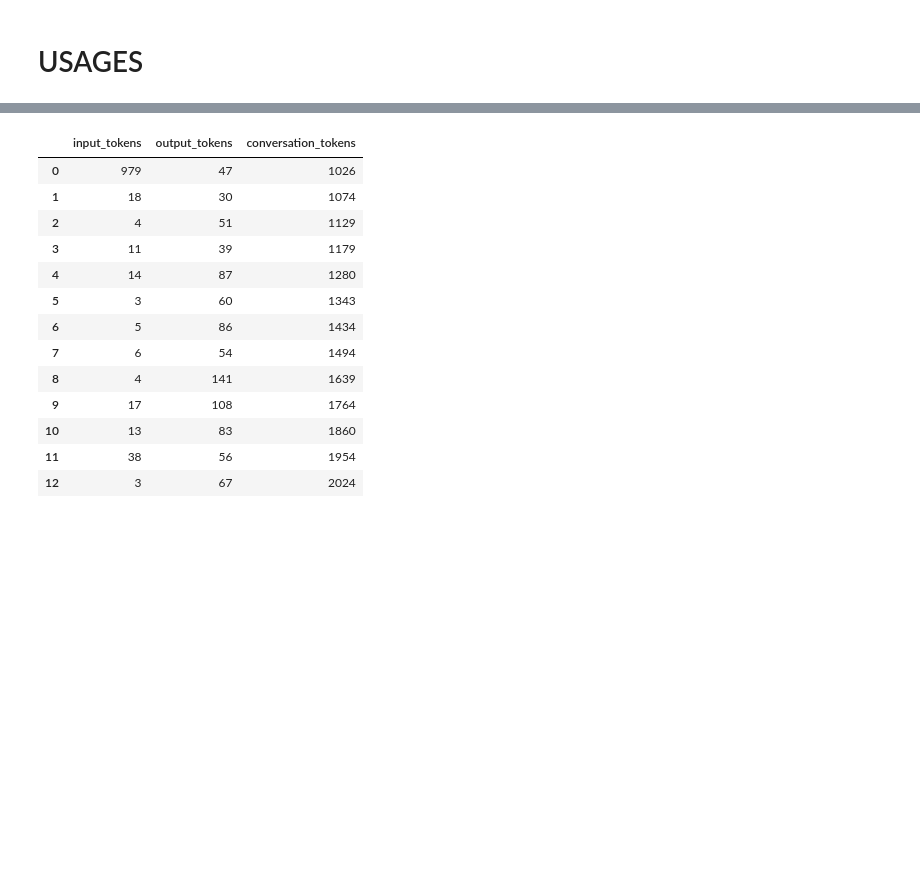
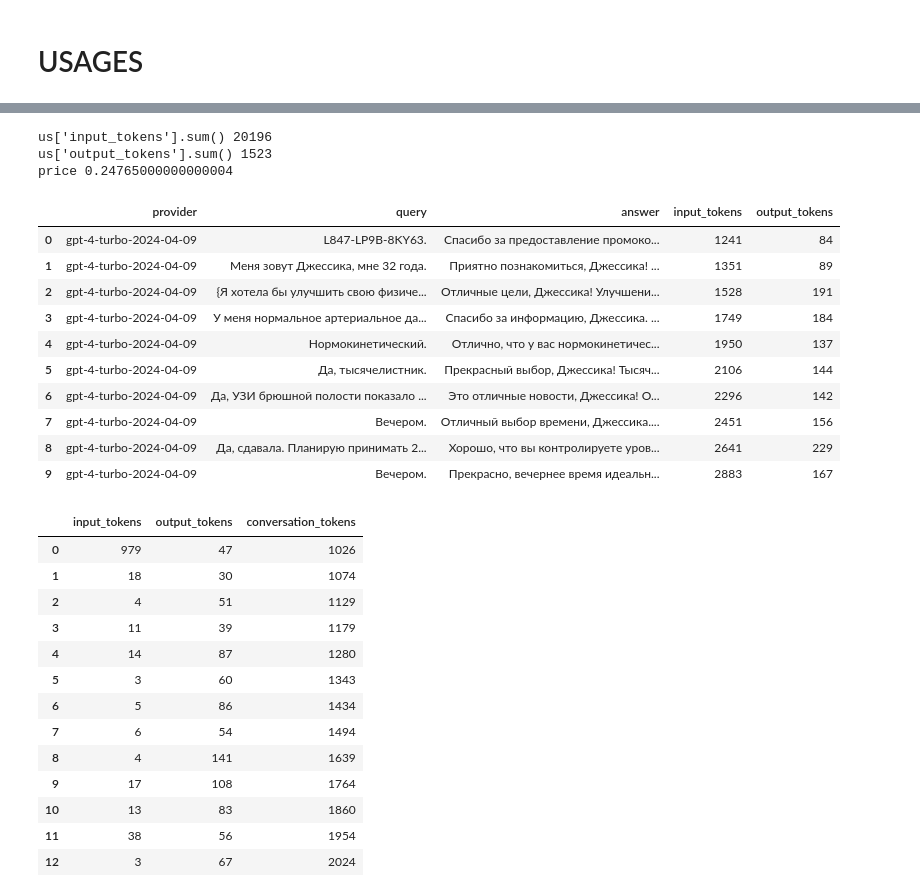
Before and after one commit to NikolayTV/zbl_algorithm, a Jupyter notebook: algo.ipynb, the cells around one changed output, grey strips where cells are left out. Drawn from its saved outputs; the diff is of its cells as text; code cells hidden in the pictures; blank space fills up the shorter version.

```diff
--- a/algo.ipynb
+++ b/algo.ipynb
@@ -221,3 +738,26 @@ price 0.18605700000000003
+# %%
+# OPENAI
+import pandas as pd
+us = pd.DataFrame(usage_history)
+print("us['input_tokens'].sum()", us['input_tokens'].sum())
+print("us['output_tokens'].sum()", us['output_tokens'].sum())
+print("price", us['input_tokens'].sum()/1000 * 0.01 + us['output_tokens'].sum()/1000 * 0.03)
+us
+# %% [output]
+us['input_tokens'].sum() 20196
+us['output_tokens'].sum() 1523
+price 0.24765000000000004
+|  | provider | query | answer | input_tokens | output_tokens |
+| 0 | gpt-4-turbo-2024-04-09 | L847-LP9B-8KY63. | Спасибо за предоставление промоко... | 1241 | 84 |
+| 1 | gpt-4-turbo-2024-04-09 | Меня зовут Джессика, мне 32 года. | Приятно познакомиться, Джессика! ... | 1351 | 89 |
+| 2 | gpt-4-turbo-2024-04-09 | {Я хотела бы улучшить свою физиче... | Отличные цели, Джессика! Улучшени... | 1528 | 191 |
+| 3 | gpt-4-turbo-2024-04-09 | У меня нормальное артериальное да... | Спасибо за информацию, Джессика. ... | 1749 | 184 |
+| 4 | gpt-4-turbo-2024-04-09 | Нормокинетический. | Отлично, что у вас нормокинетичес... | 1950 | 137 |
+| 5 | gpt-4-turbo-2024-04-09 | Да, тысячелистник. | Прекрасный выбор, Джессика! Тысяч... | 2106 | 144 |
+| 6 | gpt-4-turbo-2024-04-09 | Да, УЗИ брюшной полости показало ... | Это отличные новости, Джессика! О... | 2296 | 142 |
+| 7 | gpt-4-turbo-2024-04-09 | Вечером. | Отличный выбор времени, Джессика.... | 2451 | 156 |
+| 8 | gpt-4-turbo-2024-04-09 | Да, сдавала. Планирую принимать 2... | Хорошо, что вы контролируете уров... | 2641 | 229 |
+| 9 | gpt-4-turbo-2024-04-09 | Вечером. | Прекрасно, вечернее время идеальн... | 2883 | 167 |
 # %%
 # GEMINI
 us.to_csv('gemini_token_usage_16msgs.csv')
```
Also changed, not shown: parts of 26 cells of this notebook, 11 other files.
